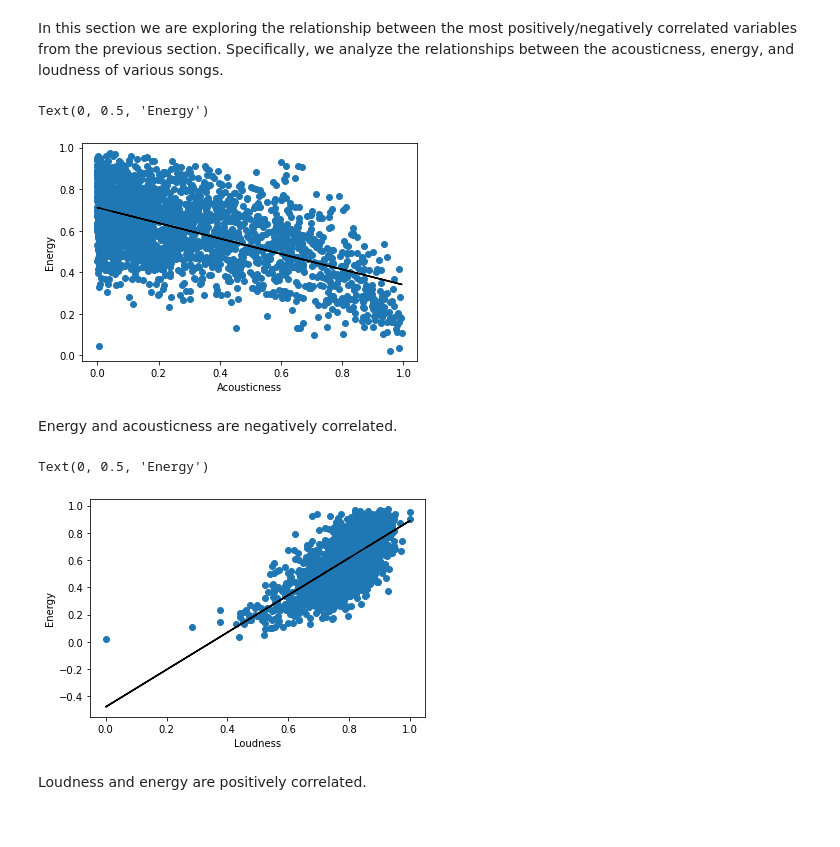
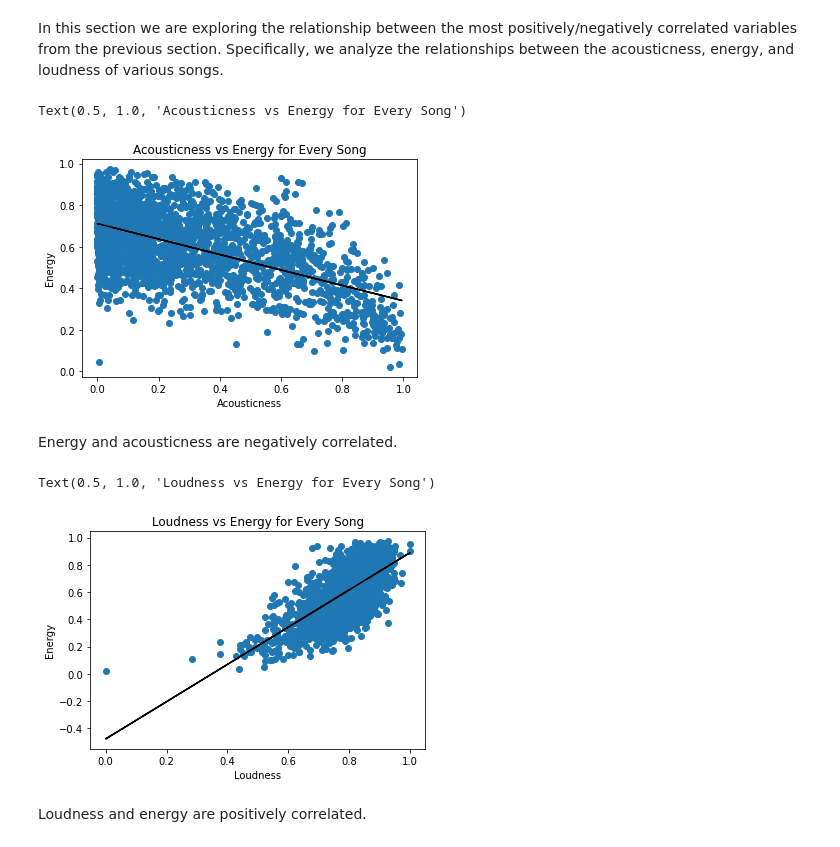
Before and after one commit to natdosan/Spotify-Unsupervised-Learning, a Jupyter notebook: src/FinalProjectGroup_Sp23_The_group_chat.ipynb, the cells around one changed output. Cells and saved outputs as stored; diff of their text form; code cells hidden in the pictures.

Commit message:
Addition: Plot titles

```diff
--- a/src/FinalProjectGroup_Sp23_The_group_chat.ipynb
+++ b/src/FinalProjectGroup_Sp23_The_group_chat.ipynb
@@ -237,13 +237,14 @@ In this section we are exploring the relationship between the most positively/ne
 # %%
 cont = charts.drop(columns=['key', 'mode', 'duration_min', 'track_name', 'artist_names', 'tempo_name'])
 plt.plot(cont['acousticness'], cont['energy'], 'o')
 m, b = np.polyfit(cont['acousticness'], cont['energy'], 1)
 plt.plot(cont['acousticness'], m*cont['acousticness']+b, color = 'black')
 plt.xlabel('Acousticness')
 plt.ylabel('Energy')
+plt.title('Acousticness vs Energy for Every Song')
 # %% [output]
-Text(0, 0.5, 'Energy')
+Text(0.5, 1.0, 'Acousticness vs Energy for Every Song')
-[figure, old version]
+[figure, new version]
 # %% [markdown]
 Energy and acousticness are negatively correlated.
 # %%
@@ -252,9 +253,10 @@ m, b = np.polyfit(cont['loudness'], cont['energy'], 1)
 plt.plot(cont['loudness'], m*cont['loudness']+b, color = 'black')
 plt.xlabel('Loudness')
 plt.ylabel('Energy')
+plt.title('Loudness vs Energy for Every Song')
 # %% [output]
-Text(0, 0.5, 'Energy')
+Text(0.5, 1.0, 'Loudness vs Energy for Every Song')
-[figure, old version]
+[figure, new version]
 # %% [markdown]
 Loudness and energy are positively correlated.
 # %%
```
Also changed, not shown: parts of 1 cell of this notebook.
